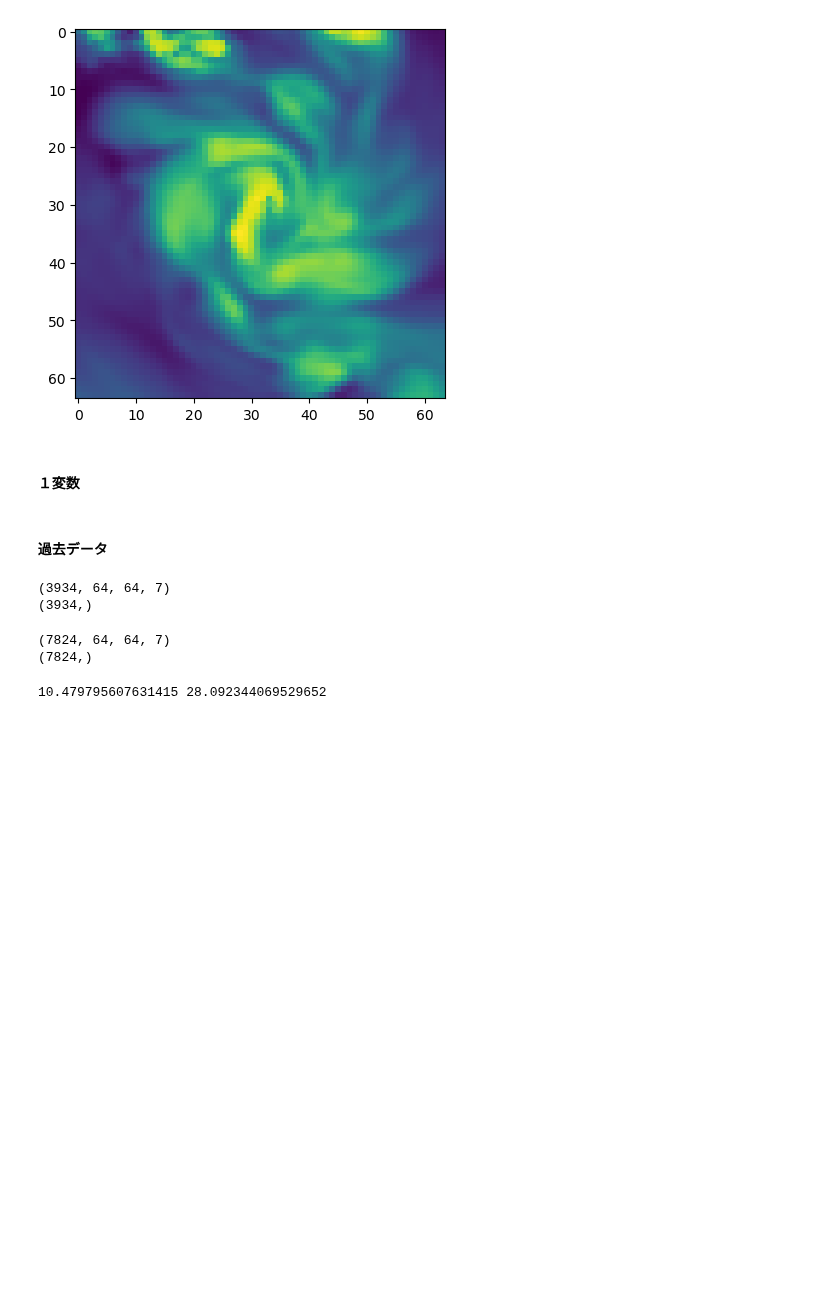
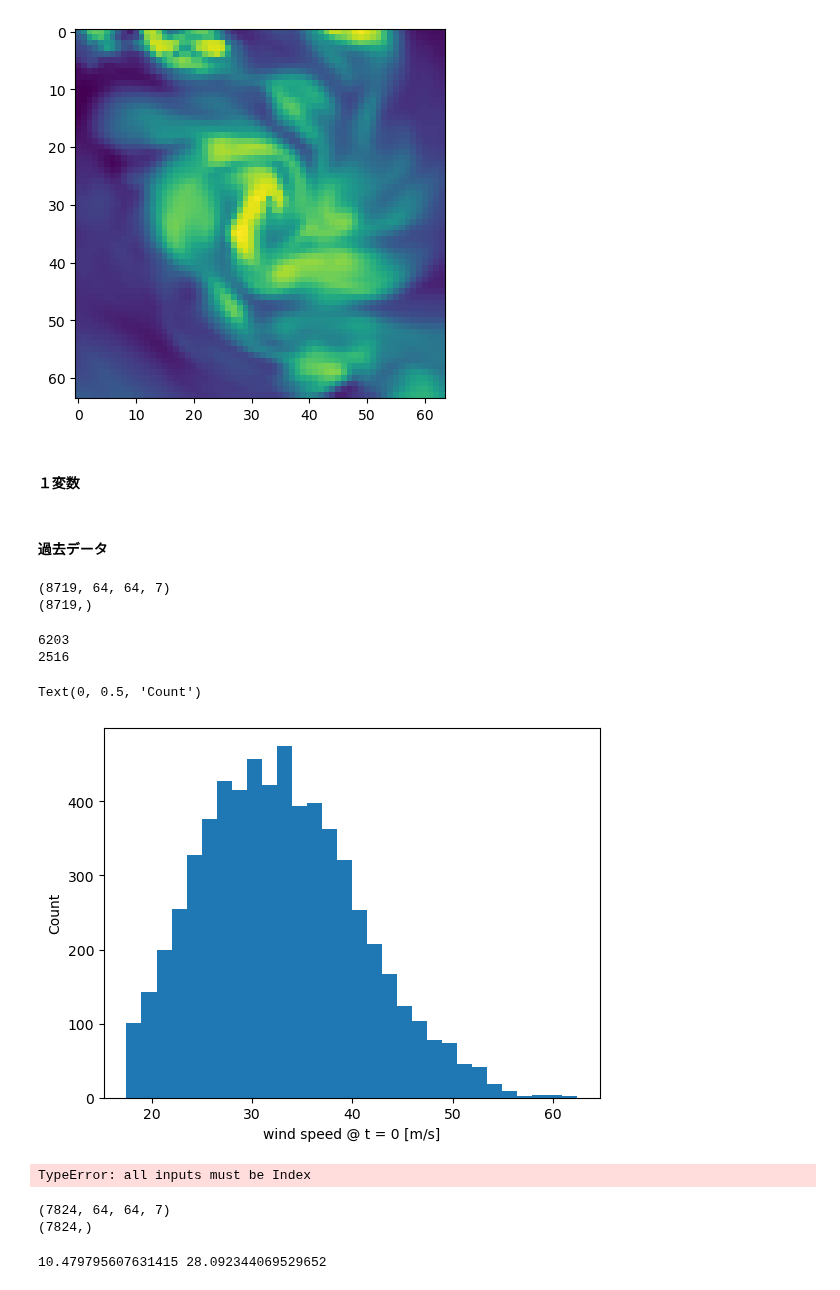
Before and after one commit to Yuumae1/machine_learning, a Jupyter notebook: notebook/geosciAI2024.ipynb, the cells around one changed output. Drawn from its saved outputs; the diff is of its cells as text; code cells hidden in the pictures; blank space fills up the shorter version.

```diff
--- a/notebook/geosciAI2024.ipynb
+++ b/notebook/geosciAI2024.ipynb
@@ -430,7 +436,6 @@ def get_input_ans(start_year, end_year, input_dir, n_input = 1):
             print(wind[ii+n_input-1])
     return np.array(input), np.array(ans), np.array(times)
 # %%
-# 本計算用
 def get_input_ans(start_year, end_year, input_dir, n_input = 1):
     trackfiles = []
     field = ['olr', 'qv600', 'slp', 'sst', 'u200', 'u850', 'v200']
@@ -442,37 +447,43 @@ def get_input_ans(start_year, end_year, input_dir, n_input = 1):
     ans = []
     times = []
     init = []
+    col_box  = []
     for file in trackfiles:
         df = pd.read_csv(file)
         col = df.columns
         colname = col[6] #TCフラグ
-        tc_df = np.where(df[colname] == 1)[0] #TCフラグが１のところだけ抽出
-        tc_fw = np.roll(tc_df, 4) # 24時間後のデータを取得
-        tc_fw[:4] = False
-        time = np.array(df.iloc[tc_df, 0])
-        lon  = np.array(df.iloc[tc_df, 1])
-        lat  = np.array(df.iloc[tc_df, 2])
-        wind = np.array(df.iloc[tc_df, 3])
-        wind_forward = np.array(df.iloc[tc_fw, 3])
-        tsteps = wind.shape[0]
+        tc_df = df[df[colname] == 1] #TCフラグが１のところだけ抽出
+        index = tc_df.index
+        start_index = index[0]
+        end_index = min([index[-1], df.shape[0]-5]) #最後のTCフラグ1の時点から24時間後（4ステップ先）の予測をしたいがデータがないかもしれない。
+
+        time = np.array(df.iloc[start_index:end_index+4+1, 0])
+        lon  = np.array(df.iloc[start_index:end_index+4+1, 1])
+        lat  = np.array(df.iloc[start_index:end_index+4+1, 2])
+        wind = np.array(df.iloc[start_index:end_index+4+1, 3])
+        colnm = np.array(df.iloc[start_index:end_index+4+1, 6])
+        tsteps = wind.shape[0] - 4
         # SST data にあわせるため、初期は 00 時刻のデータを読み込む
         if time[0][:2] == '06':
             time = time[3:]
             lon  = lon[3:]
             lat  = lat[3:]
             wind = wind[3:]
+            colnm= colnm[3:]
             tsteps = tsteps - 3
         elif time[0][:2] == '12':
             time = time[2:]
             lon  = lon[2:]
             lat  = lat[2:]
             wind = wind[2:]
+            colnm= colnm[2:]
             tsteps = tsteps - 2
         elif time[0][:2] == '18':
             time = time[1:]
             lon  = lon[1:]
             lat  = lat[1:]
             wind = wind[1:]
+            colnm= colnm[1:]
             tsteps = tsteps - 1
 
         # 予測対象の画像データを取得
@@ -509,19 +520,39 @@ def get_input_ans(start_year, end_year, input_dir, n_input = 1):
                     filename = f"{field[jj]}_{ymdh}_{(round_lon):03}_{(abs(round_lat)):03}{ns}.npz"
                     xi = np.load(input_dir + f'field_data/{ymdh[:4]}/{FIELD[jj]}/{filename}')
                 x[:,:,jj] = xi['data']
+
             input.append(x)
-            ans.append(wind_forward[ii])
+            ans.append(wind[ii+4])
             init.append(wind[ii])
             times.append(time[ii])
+            col_box.append(colnm[ii+4])
+    return np.array(input), np.array(ans), np.array(times), np.array(init), np.array(col_box)
 
-    return np.array(input), np.array(ans), np.array(times), np.array(init)
+input_train, ans_train, time, init, col_box = get_input_ans(2004, 2010, input_dir2)
+print(input_train.shape)
+print(ans_train.shape)
+print(col_box.shape)
+# %% [output]
+(8719, 64, 64, 7)
+(8719,)
+# %%
+print(len(col_box[np.where(col_box == 1)]))
+print(len(col_box[np.where(col_box == 2)]))
+#plt.hist(ans_train[np.where(col_box == 2)], bins=30)
+plt.hist(ans_train[np.where(col_box == 1)], bins=30)
+plt.xlabel('wind speed @ t = 0 [m/s]')
+plt.ylabel('Count')
+# %% [output]
+6203
+2516
+Text(0, 0.5, 'Count')
+[figure, added]
 # %%
-input_train, ans_train, time, init = get_input_ans(1979, 1980, input_dir)
+input_train, ans_train, time, init, col = get_input_ans(1979, 1980, input_dir)
 print(input_train.shape)
 print(ans_train.shape)
 # %% [output]
-(3934, 64, 64, 7)
-(3934,)
+TypeError: all inputs must be Index
 # %%
 input_test, ans_test, time, init = get_input_ans(2004, 2010, input_dir2)
 print(input_train.shape)
```
Also changed, not shown: parts of 12 cells of this notebook, 7 other files.
